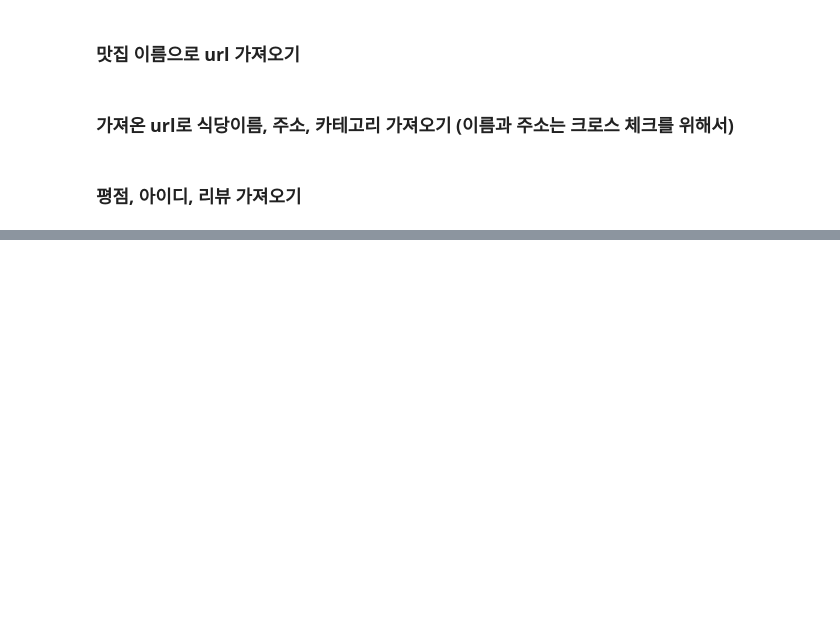
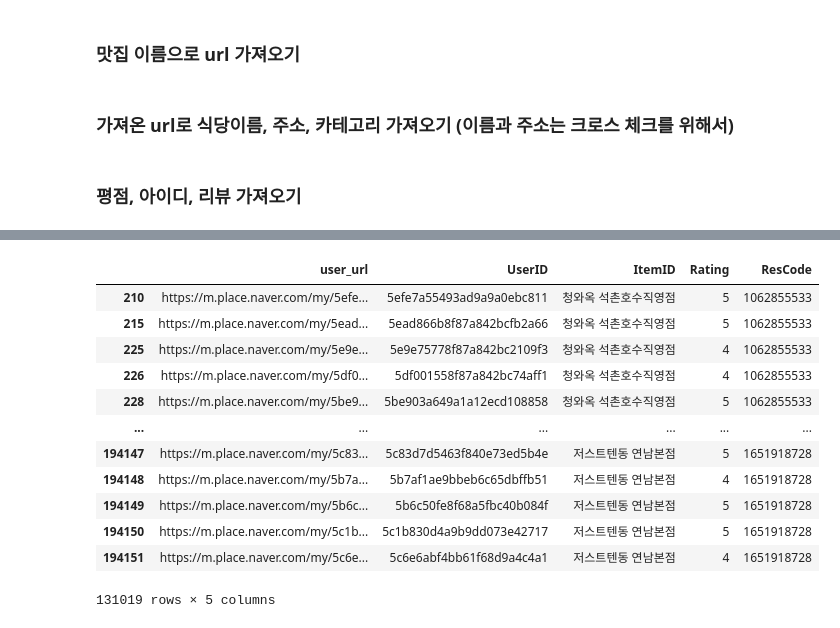
Before and after one commit to solyourock/ML_study, a Jupyter notebook: naver_myplace/scrapping.ipynb, the cells around one changed output, grey strips where cells are left out. Drawn from its saved outputs; the diff is of its cells as text; code cells hidden in the pictures; blank space fills up the shorter version.

```diff
--- a/naver_myplace/scrapping.ipynb
+++ b/naver_myplace/scrapping.ipynb
@@ -259,0 +250,8 @@ NoSuchElementException: Message: no such element: Unable to locate element: {"me
+# %%
+rating_df = pd.DataFrame(rating_list)
+rating_df.columns = ['user_url','UserID','ItemID','Rating']
+rating_df = rating_df[rating_df['Rating'] != '']
+# %%
+rating_df['ResCode'] = rating_df['UserID'].apply(lambda x:x.split('_')[0])
+rating_df['UserID'] = rating_df['UserID'].apply(lambda x:x.split('_')[1])
+rating_df['Rating'] = rating_df['Rating'].apply(lambda x:x.split('별점')[1])
@@ -259,0 +404,6 @@ NoSuchElementException: Message: no such element: Unable to locate element: {"me
+# %%
+rating_df['ResCode'] = rating_df['UserID'].apply(lambda x:x.split('_')[0])
+rating_df['UserID'] = rating_df['UserID'].apply(lambda x:x.split('_')[1])
+rating_df['Rating'] = rating_df['Rating'].apply(lambda x:x.split('별점')[1])
+# %%
+rating_df = rating_df.drop_duplicates()
@@ -259,0 +412,16 @@ NoSuchElementException: Message: no such element: Unable to locate element: {"me
+# %%
+rating_df
+# %% [output]
+|  | user_url | UserID | ItemID | Rating | ResCode |
+| 210 | https://m.place.naver.com/my/5efe... | 5efe7a55493ad9a9a0ebc811 | 청와옥 석촌호수직영점 | 5 | 1062855533 |
+| 215 | https://m.place.naver.com/my/5ead... | 5ead866b8f87a842bcfb2a66 | 청와옥 석촌호수직영점 | 5 | 1062855533 |
+| 225 | https://m.place.naver.com/my/5e9e... | 5e9e75778f87a842bc2109f3 | 청와옥 석촌호수직영점 | 4 | 1062855533 |
+| 226 | https://m.place.naver.com/my/5df0... | 5df001558f87a842bc74aff1 | 청와옥 석촌호수직영점 | 4 | 1062855533 |
+| 228 | https://m.place.naver.com/my/5be9... | 5be903a649a1a12ecd108858 | 청와옥 석촌호수직영점 | 5 | 1062855533 |
+| ... | ... | ... | ... | ... | ... |
+| 194147 | https://m.place.naver.com/my/5c83... | 5c83d7d5463f840e73ed5b4e | 저스트텐동 연남본점 | 5 | 1651918728 |
+| 194148 | https://m.place.naver.com/my/5b7a... | 5b7af1ae9bbeb6c65dbffb51 | 저스트텐동 연남본점 | 4 | 1651918728 |
+| 194149 | https://m.place.naver.com/my/5b6c... | 5b6c50fe8f68a5fbc40b084f | 저스트텐동 연남본점 | 5 | 1651918728 |
+| 194150 | https://m.place.naver.com/my/5c1b... | 5c1b830d4a9b9dd073e42717 | 저스트텐동 연남본점 | 5 | 1651918728 |
+| 194151 | https://m.place.naver.com/my/5c6e... | 5c6e6abf4bb61f68d9a4c4a1 | 저스트텐동 연남본점 | 4 | 1651918728 |
+131019 rows × 5 columns
```
Also changed, not shown: parts of 37 cells of this notebook.
